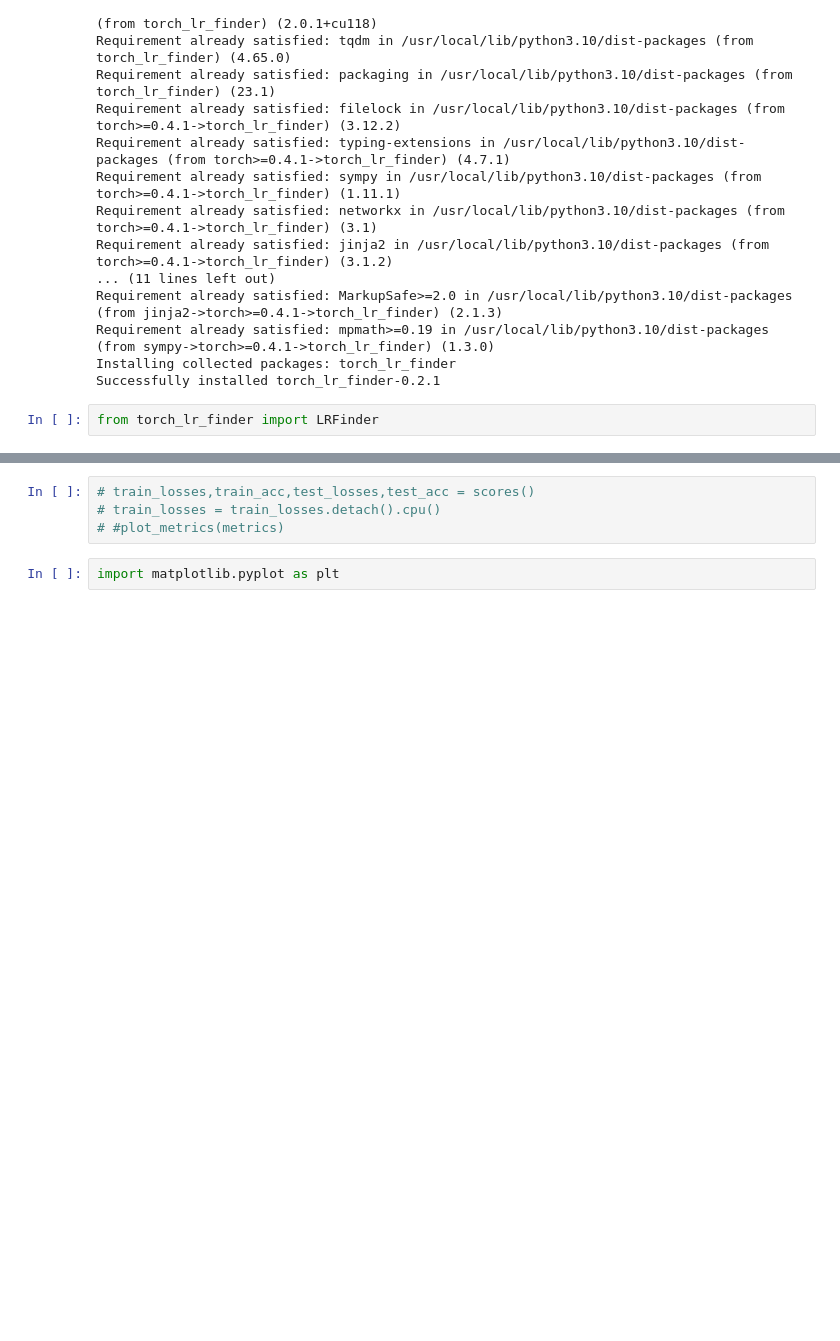
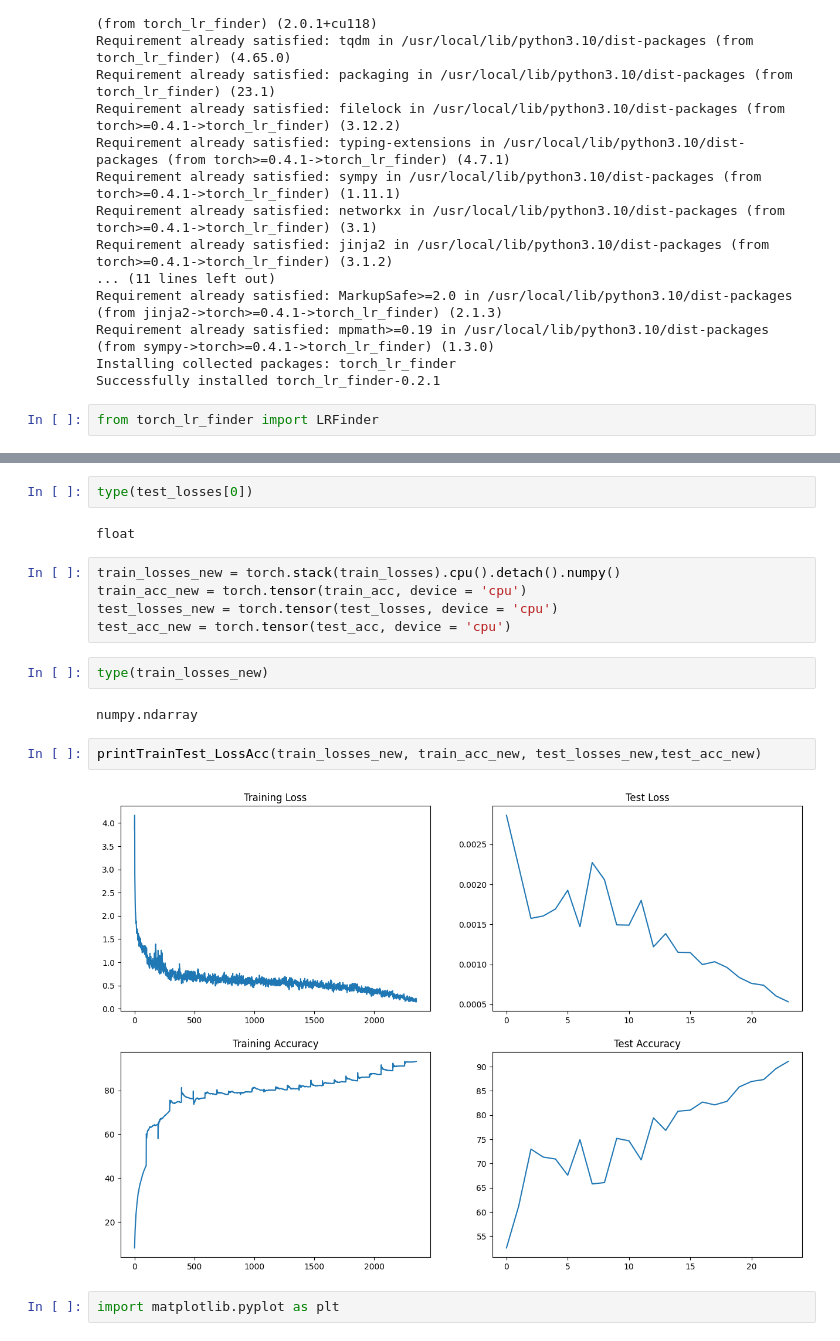
Before and after one commit to prasad0679/Prasad_ERA_Repo, a Jupyter notebook: TheSchoolofAI/ERA_S10_Assignment/ERA_Session10_Assignment_v3.ipynb, the cells around one changed output, grey strips where cells are left out. Saved outputs shown, nothing was run; the diff lists cells and outputs as text; blank space fills up the shorter version.

```diff
--- a/TheSchoolofAI/ERA_S10_Assignment/ERA_Session10_Assignment_v3.ipynb
+++ b/TheSchoolofAI/ERA_S10_Assignment/ERA_Session10_Assignment_v3.ipynb
@@ -221,10 +234,23 @@ Test set: Average loss: 0.0017, Accuracy: 7055/10000 (70.55%)
 
 EPOCH: 11
 ... (13 outputs left out)
-# %%
-# train_losses,train_acc,test_losses,test_acc = scores()
-# train_losses = train_losses.detach().cpu()
-# #plot_metrics(metrics)
+# %%
+type(test_losses[0])
+# %% [output]
+float
+# %%
+train_losses_new = torch.stack(train_losses).cpu().detach().numpy()
+train_acc_new = torch.tensor(train_acc, device = 'cpu')
+test_losses_new = torch.tensor(test_losses, device = 'cpu')
+test_acc_new = torch.tensor(test_acc, device = 'cpu')
+# %%
+type(train_losses_new)
+# %% [output]
+numpy.ndarray
+# %%
+printTrainTest_LossAcc(train_losses_new, train_acc_new, test_losses_new,test_acc_new)
+# %% [output]
+[figure, added]
 # %%
 import matplotlib.pyplot as plt
 # %%
```
Also changed, not shown: parts of 10 cells of this notebook, 2 other files.
